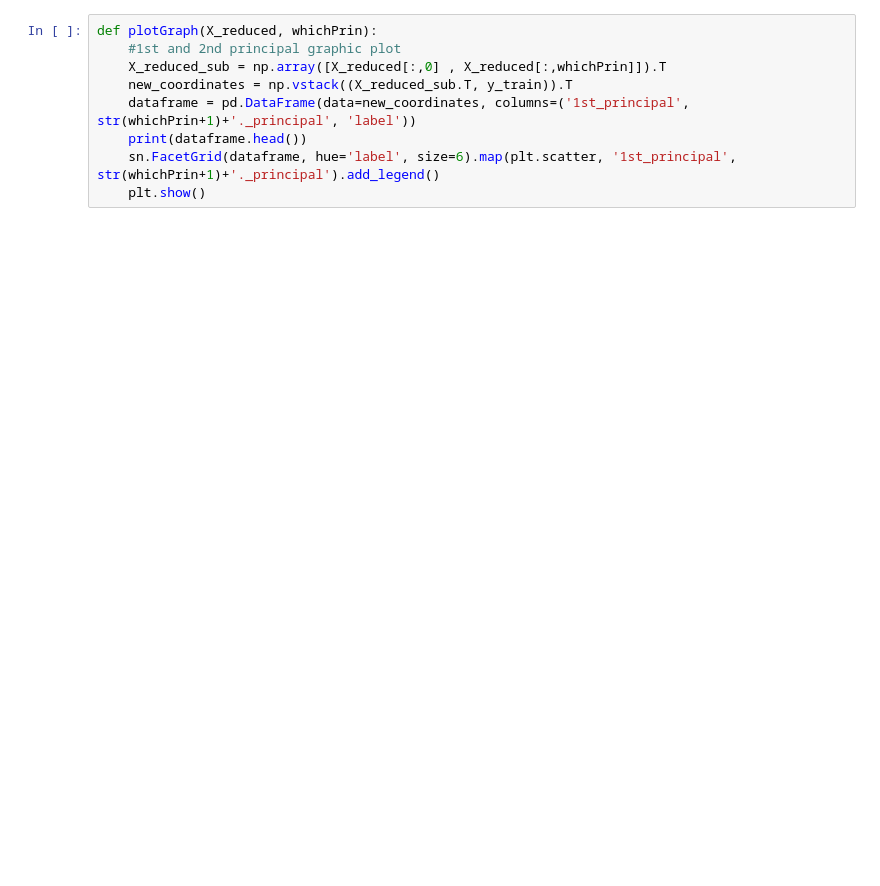
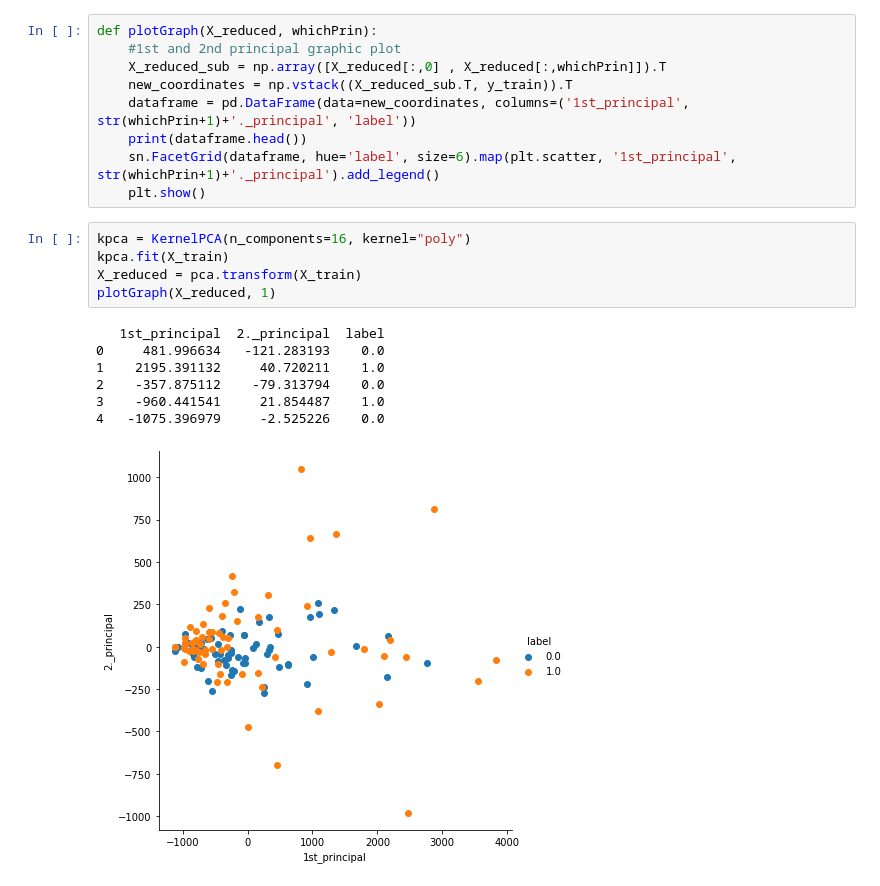
Before and after one commit to nidaKorsan/Metal-Glass-Classification, a Jupyter notebook: classification.ipynb, the cells around one changed output. Saved outputs shown, nothing was run; the diff lists cells and outputs as text; blank space fills up the shorter version.

```diff
--- a/classification.ipynb
+++ b/classification.ipynb
@@ -72,4 +178,17 @@ def plotGraph(X_reduced, whichPrin):
     print(dataframe.head())
     sn.FacetGrid(dataframe, hue='label', size=6).map(plt.scatter, '1st_principal', str(whichPrin+1)+'._principal').add_legend()
     plt.show()
+# %%
+kpca = KernelPCA(n_components=16, kernel="poly")
+kpca.fit(X_train)
+X_reduced = pca.transform(X_train)
+plotGraph(X_reduced, 1)
+# %% [output]
+   1st_principal  2._principal  label
+0     481.996634   -121.283193    0.0
+1    2195.391132     40.720211    1.0
+2    -357.875112    -79.313794    0.0
+3    -960.441541     21.854487    1.0
+4   -1075.396979     -2.525226    0.0
+[figure, added]
 # %%
```
Also changed, not shown: parts of 9 cells of this notebook, 1 other file.
